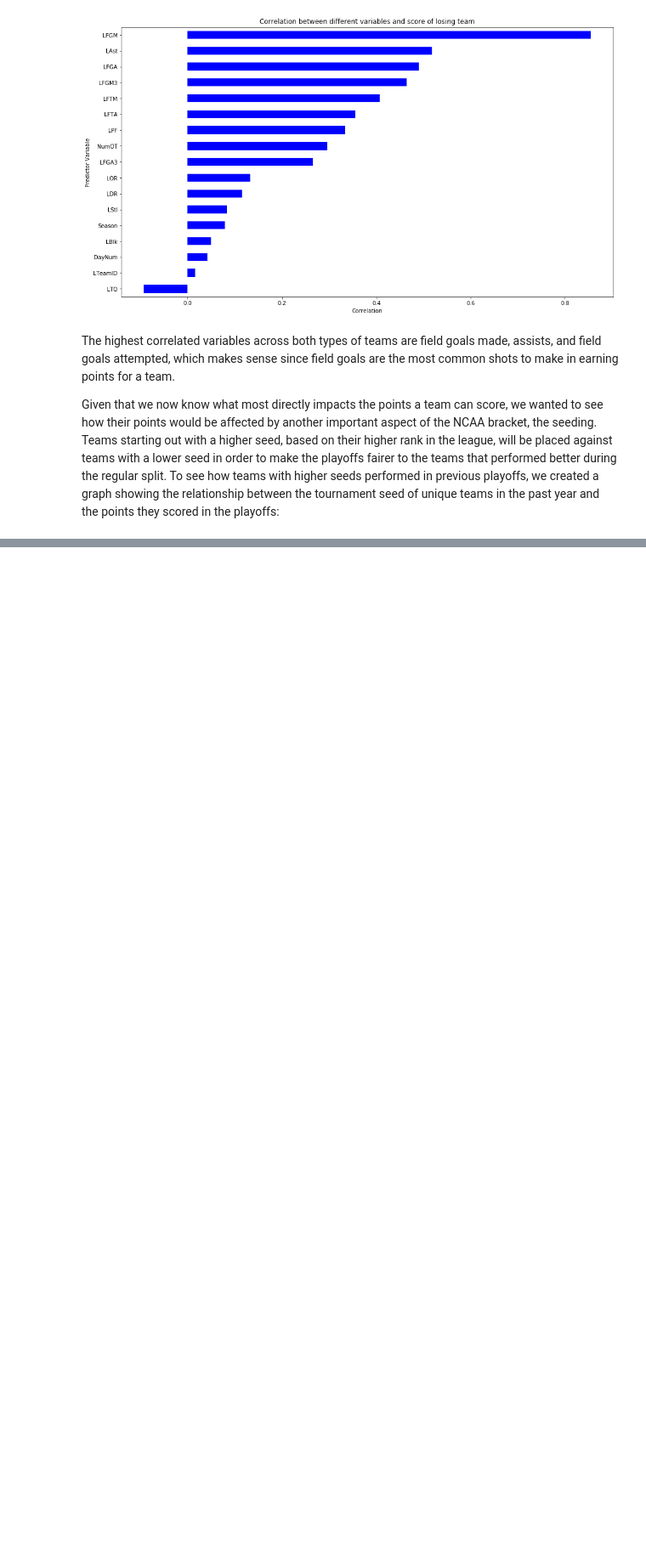
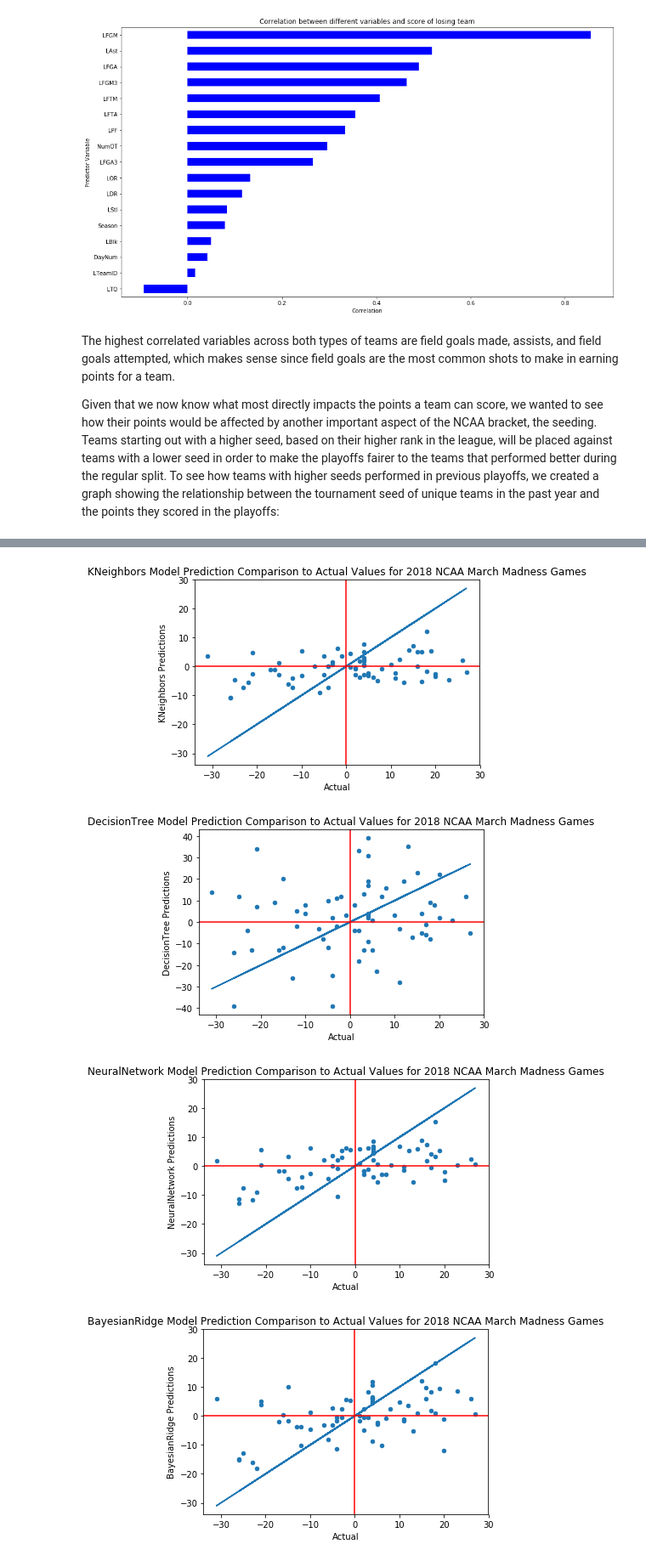
Before and after one commit to puvvadakc/NCAA2k19Predictions, a Jupyter notebook: testing/Resource.ipynb, the cells around one changed output, grey strips where cells are left out. Shown at 85% size. Cells and saved outputs as stored; diff of their text form; code cells hidden in the pictures; blank space fills up the shorter version.

```diff
--- a/testing/Resource.ipynb
+++ b/testing/Resource.ipynb
@@ -126,0 +197,6 @@ To leverage machine learning techniques to enhance our predictions, we used a ne
+# %%
+accuracy_score = pd.read_csv('data/model_accuracy_scores.csv', index_col=[0])
+print("Accuracy Scores from 5 Models Used")
+print(accuracy_score)
+
+predDf = pd.read_csv('data/model_predictions.csv', index_col=[0])
@@ -126,0 +207,48 @@ To leverage machine learning techniques to enhance our predictions, we used a ne
+# %%
+predDf.plot('Actual', 'KPred', kind= 'scatter')
+plt.plot(predDf['Actual'], predDf['Actual'])
+plt.title('KNeighbors Model Prediction Comparison to Actual Values for 2018 NCAA March Madness Games')
+plt.ylabel('KNeighbors Predictions')
+plt.axhline(0, color='red')
+plt.axvline(0, color='red')
+plt.show()
+
+predDf.plot('Actual', 'DPred', kind= 'scatter')
+plt.plot(predDf['Actual'], predDf['Actual'])
+plt.title('DecisionTree Model Prediction Comparison to Actual Values for 2018 NCAA March Madness Games')
+plt.ylabel('DecisionTree Predictions')
+plt.axhline(0, color='red')
+plt.axvline(0, color='red')
+plt.show()
+
+
+predDf.plot('Actual', 'NPred', kind= 'scatter')
+plt.plot(predDf['Actual'], predDf['Actual'])
+plt.title('NeuralNetwork Model Prediction Comparison to Actual Values for 2018 NCAA March Madness Games')
+plt.ylabel('NeuralNetwork Predictions')
+plt.axhline(0, color='red')
+plt.axvline(0, color='red')
+plt.show()
+
+
+predDf.plot('Actual', 'BPred', kind= 'scatter')
+plt.plot(predDf['Actual'], predDf['Actual'])
+plt.title('BayesianRidge Model Prediction Comparison to Actual Values for 2018 NCAA March Madness Games')
+plt.ylabel('BayesianRidge Predictions')
+plt.axhline(0, color='red')
+plt.axvline(0, color='red')
+plt.show()
+
+
+predDf.plot('Actual', 'LPred', kind= 'scatter')
+plt.plot(predDf['Actual'], predDf['Actual'])
+plt.title('Linear Regression Model Prediction Comparison to Actual Values for 2018 NCAA March Madness Games')
+plt.ylabel('LinearRegression Predictions')
+plt.axhline(0, color='red')
+plt.axvline(0, color='red')
+plt.show()
+# %% [output]
+[figure, added]
+[figure, added]
+[figure, added]
+[figure, added]
```
Also changed, not shown: parts of 15 cells of this notebook, 2 other files.
